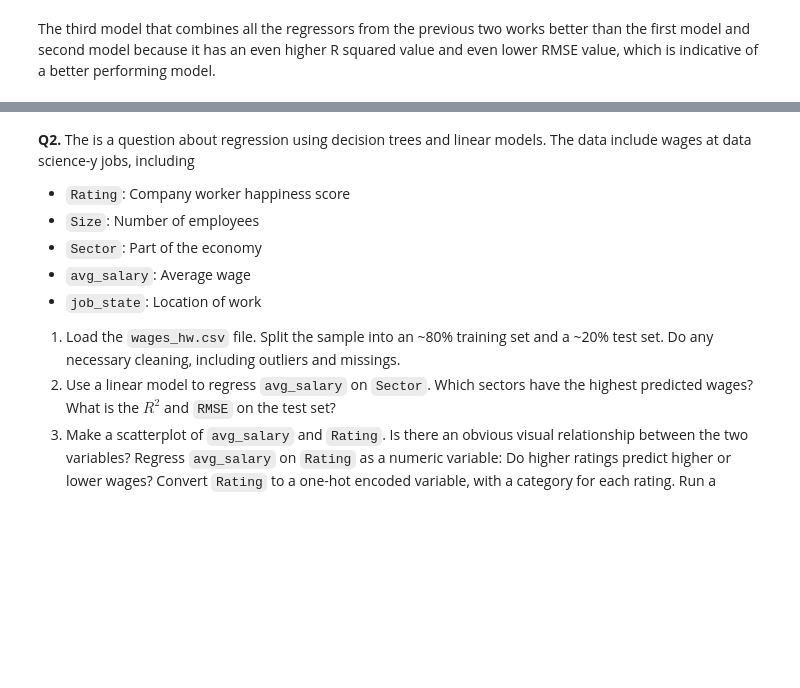
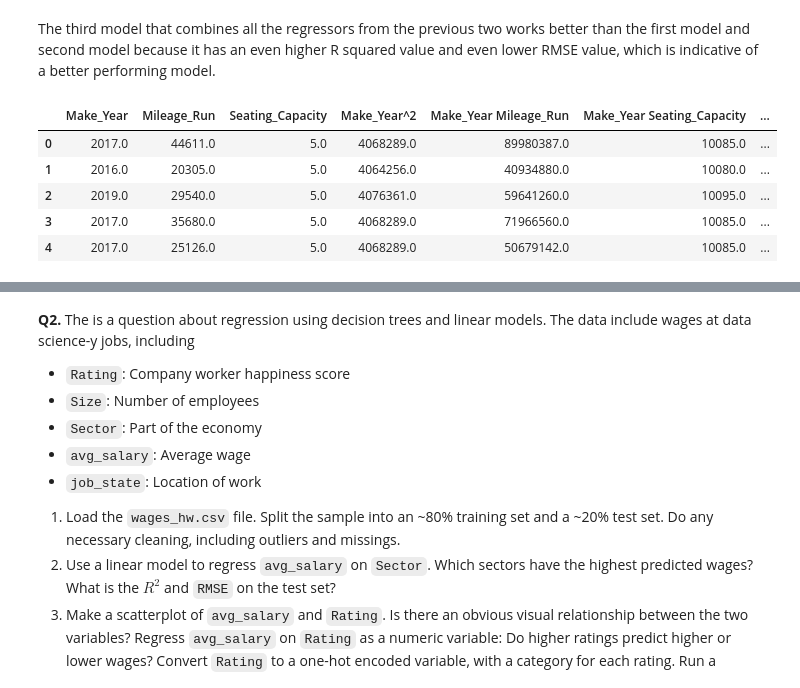
Before and after one commit to aniishap/assignment4, a Jupyter notebook: assignment4.ipynb, the cells around one changed output, grey strips where cells are left out. Saved outputs shown, nothing was run; the diff lists cells and outputs as text; code cells hidden in the pictures; blank space fills up the shorter version.

```diff
--- a/assignment4.ipynb
+++ b/assignment4.ipynb
@@ -226,3 +226,21 @@ R-squared measure on third model: 0.8142467268411275
 RMSE on third model: 0.1882120743315872
 # %% [markdown]
 The third model that combines all the regressors from the previous two works better than the first model and second model because it has an even higher R squared value and even lower RMSE value, which is indicative of a better performing model.
+# %%
+# 5 : Expand set of numerical and categorical variables
+from sklearn.preprocessing import PolynomialFeatures
+df=cars[['Make_Year', 'Mileage_Run', 'Seating_Capacity']] # set of numerical variables
+X = df
+
+expander = PolynomialFeatures(degree=2,include_bias=False) # Create the expander
+Z = expander.fit_transform(X) # Pass the df into the expander to get powers/interactions of x and y
+names = expander.get_feature_names_out() # Get the names of these variables
+zdf = pd.DataFrame(data=Z, columns = names) # Create a new, expanded dataframe
+zdf.head()
+# %% [output]
+|  | Make_Year | Mileage_Run | Seating_Capacity | Make_Year^2 | Make_Year Mileage_Run | Make_Year Seating_Capacity | ... |
+| 0 | 2017.0 | 44611.0 | 5.0 | 4068289.0 | 89980387.0 | 10085.0 | ... |
+| 1 | 2016.0 | 20305.0 | 5.0 | 4064256.0 | 40934880.0 | 10080.0 | ... |
+| 2 | 2019.0 | 29540.0 | 5.0 | 4076361.0 | 59641260.0 | 10095.0 | ... |
+| 3 | 2017.0 | 35680.0 | 5.0 | 4068289.0 | 71966560.0 | 10085.0 | ... |
+| 4 | 2017.0 | 25126.0 | 5.0 | 4068289.0 | 50679142.0 | 10085.0 | ... |
```
Also changed, not shown: parts of 2 cells of this notebook.
